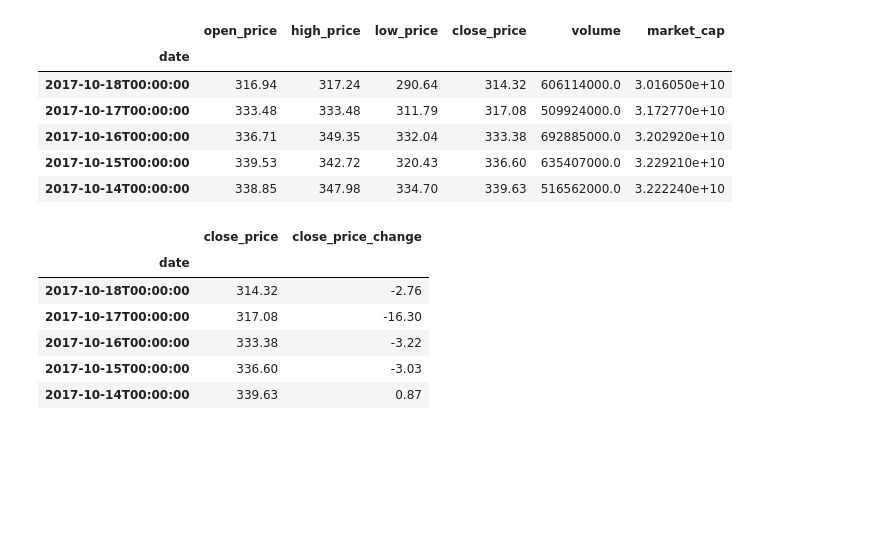
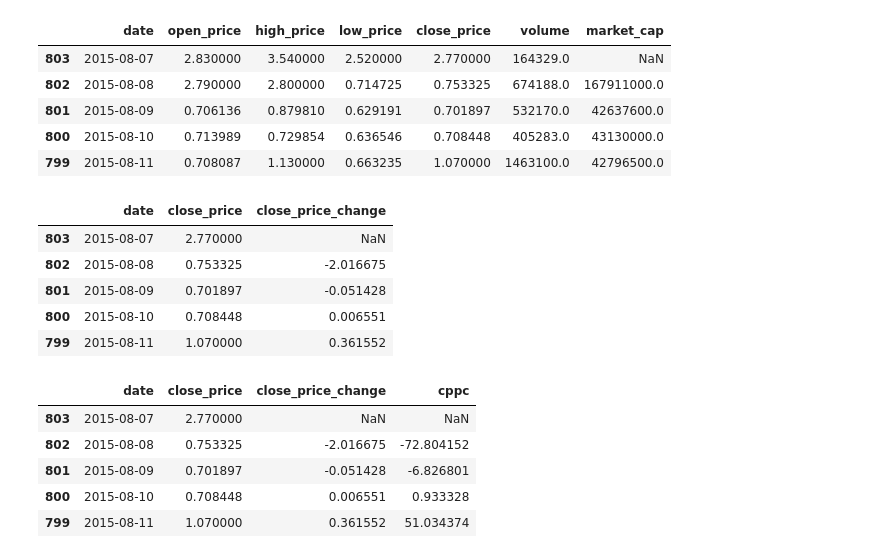
Before and after one commit to lzenczuk/ml_playground, a Jupyter notebook: cmc/CMC data manipulation.ipynb, the cells around one changed output. Drawn from its saved outputs; the diff is of its cells as text; code cells hidden in the pictures; blank space fills up the shorter version.

Commit message:
Create new df containing percentage price change for 7 days and summary for next 3

```diff
--- a/cmc/CMC data manipulation.ipynb
+++ b/cmc/CMC data manipulation.ipynb
@@ -3,32 +4,34 @@ import pandas as pd
 # %%
 # index_col is required to be able run methods like diff. Date column is a string and won't work with diff
 
-eth_df = pd.read_csv('eth.csv', index_col='date')
+#eth_df = pd.read_csv('eth.csv', index_col='date')
+eth_df = pd.read_csv('eth.csv')
+eth_df['date'] = pd.to_datetime(eth_df['date'], utc=True, infer_datetime_format = True)
+
+eth_df = eth_df.sort_values('date', ascending = True)
 
 display(eth_df.head())
 # %% [output]
-|  | open_price | high_price | low_price | close_price | volume | market_cap |
-| date |  |  |  |  |  |  |
-| 2017-10-18T00:00:00 | 316.94 | 317.24 | 290.64 | 314.32 | 606114000.0 | 3.016050e+10 |
-| 2017-10-17T00:00:00 | 333.48 | 333.48 | 311.79 | 317.08 | 509924000.0 | 3.172770e+10 |
-| 2017-10-16T00:00:00 | 336.71 | 349.35 | 332.04 | 333.38 | 692885000.0 | 3.202920e+10 |
-| 2017-10-15T00:00:00 | 339.53 | 342.72 | 320.43 | 336.60 | 635407000.0 | 3.229210e+10 |
-| 2017-10-14T00:00:00 | 338.85 | 347.98 | 334.70 | 339.63 | 516562000.0 | 3.222240e+10 |
+|  | date | open_price | high_price | low_price | close_price | volume | market_cap |
+| 803 | 2015-08-07 | 2.830000 | 3.540000 | 2.520000 | 2.770000 | 164329.0 | NaN |
+| 802 | 2015-08-08 | 2.790000 | 2.800000 | 0.714725 | 0.753325 | 674188.0 | 167911000.0 |
+| 801 | 2015-08-09 | 0.706136 | 0.879810 | 0.629191 | 0.701897 | 532170.0 | 42637600.0 |
+| 800 | 2015-08-10 | 0.713989 | 0.729854 | 0.636546 | 0.708448 | 405283.0 | 43130000.0 |
+| 799 | 2015-08-11 | 0.708087 | 1.130000 | 0.663235 | 1.070000 | 1463100.0 | 42796500.0 |
 # %%
 # calculate change in proces
-close_price_change = eth_df.diff(periods=-1)
+close_price_change = eth_df.diff()
 
 # rename column to be able make join
 close_price_change = close_price_change.rename(columns={'close_price': 'close_price_change'})
 
 # add new column to table and select just columns related to close price
-cp_df = eth_df.join(close_price_change['close_price_change'])[['close_price', 'close_price_change']]
+cp_df = eth_df.join(close_price_change['close_price_change'])[['date', 'close_price', 'close_price_change']]
 display(cp_df.head())
 # %% [output]
-|  | close_price | close_price_change |
-| date |  |  |
-| 2017-10-18T00:00:00 | 314.32 | -2.76 |
-| 2017-10-17T00:00:00 | 317.08 | -16.30 |
-| 2017-10-16T00:00:00 | 333.38 | -3.22 |
-| 2017-10-15T00:00:00 | 336.60 | -3.03 |
-| 2017-10-14T00:00:00 | 339.63 | 0.87 |
+|  | date | close_price | close_price_change |
+| 803 | 2015-08-07 | 2.770000 | NaN |
+| 802 | 2015-08-08 | 0.753325 | -2.016675 |
+| 801 | 2015-08-09 | 0.701897 | -0.051428 |
+| 800 | 2015-08-10 | 0.708448 | 0.006551 |
+| 799 | 2015-08-11 | 1.070000 | 0.361552 |
@@ -34,0 +47,11 @@ display(cp_df.head())
+# %%
+cp_df['cppc'] = cp_df.apply(lambda row: close_price_percentage_change(row), axis=1)
+
+display(cp_df.head())
+# %% [output]
+|  | date | close_price | close_price_change | cppc |
+| 803 | 2015-08-07 | 2.770000 | NaN | NaN |
+| 802 | 2015-08-08 | 0.753325 | -2.016675 | -72.804152 |
+| 801 | 2015-08-09 | 0.701897 | -0.051428 | -6.826801 |
+| 800 | 2015-08-10 | 0.708448 | 0.006551 | 0.933328 |
+| 799 | 2015-08-11 | 1.070000 | 0.361552 | 51.034374 |
```
Also changed, not shown: parts of 8 cells of this notebook.
